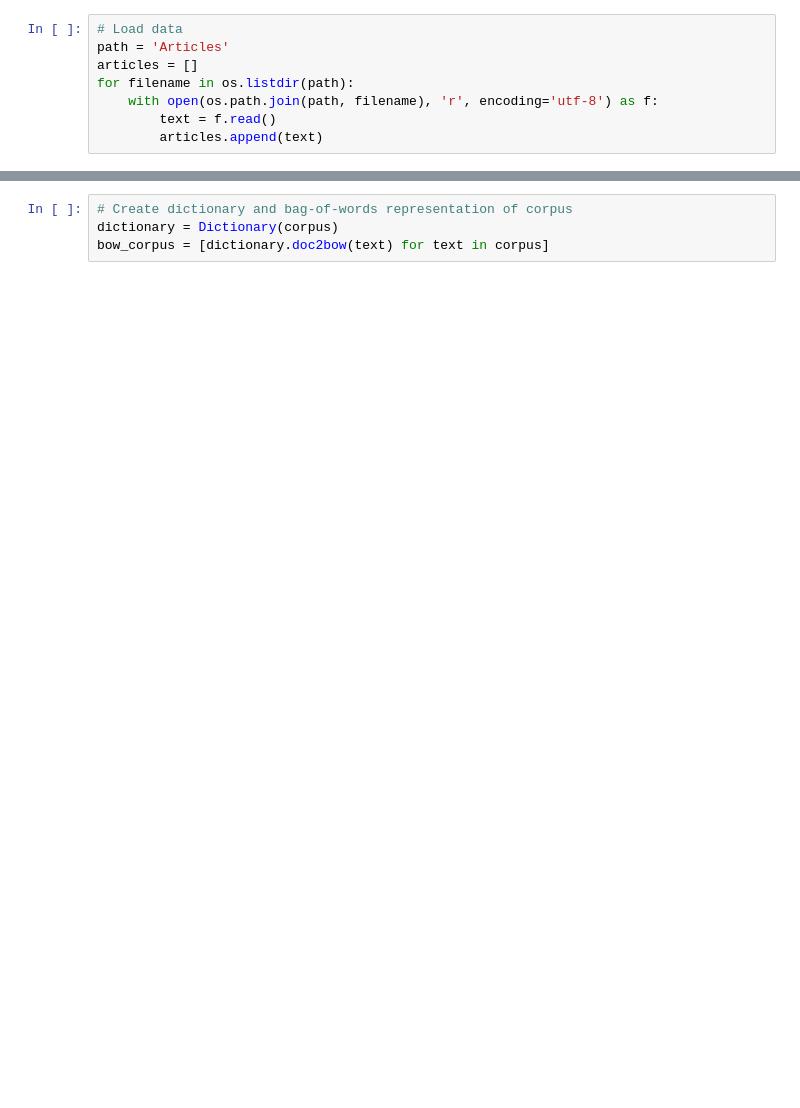
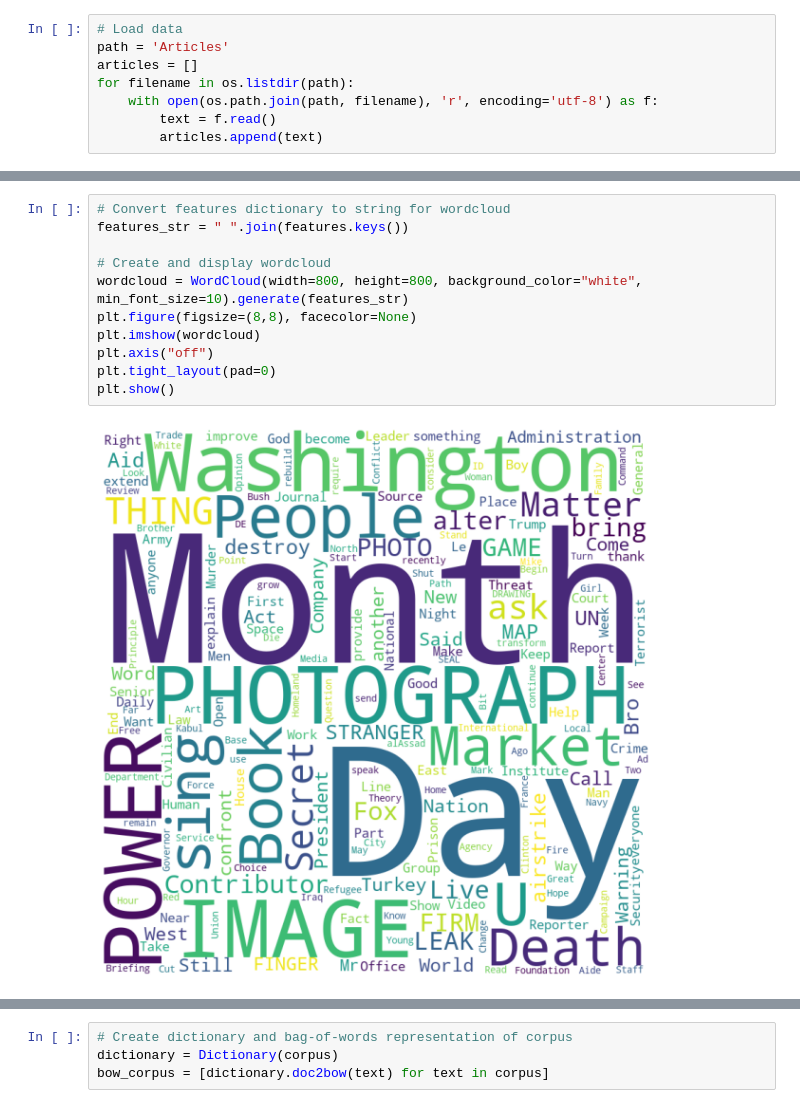
Before and after one commit to CIS-6397-Textmining-Spring-2023/miniproject3-miniproject3_group-9, a Jupyter notebook: miniproject3-miniproject3_group-9.ipynb, the cells around one changed output, grey strips where cells are left out. Cells and saved outputs as stored; diff of their text form; blank space fills up the shorter version.

```diff
--- a/miniproject3-miniproject3_group-9.ipynb
+++ b/miniproject3-miniproject3_group-9.ipynb
@@ -45,0 +130,13 @@ corpus = [preprocess(article) for article in articles]
+# %%
+# Convert features dictionary to string for wordcloud
+features_str = " ".join(features.keys())
+
+# Create and display wordcloud
+wordcloud = WordCloud(width=800, height=800, background_color="white", min_font_size=10).generate(features_str)
+plt.figure(figsize=(8,8), facecolor=None)
+plt.imshow(wordcloud)
+plt.axis("off")
+plt.tight_layout(pad=0)
+plt.show()
+# %% [output]
+[figure, added]
```
Also changed, not shown: parts of 32 cells of this notebook, 8 other files.
